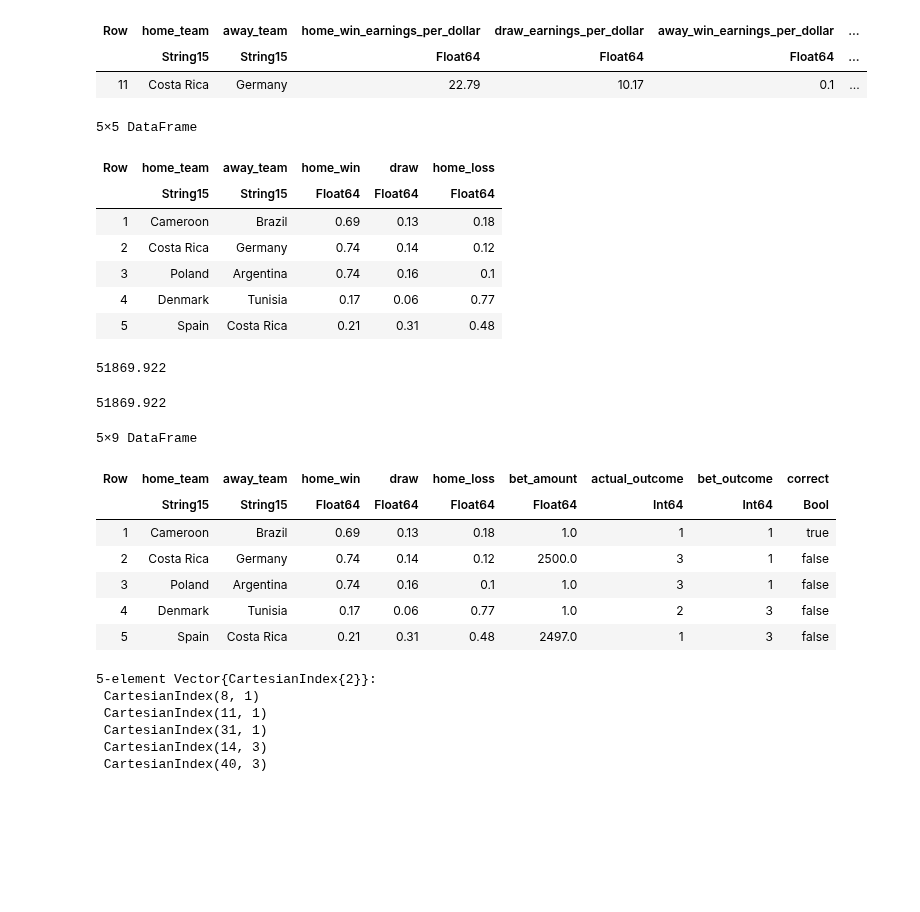
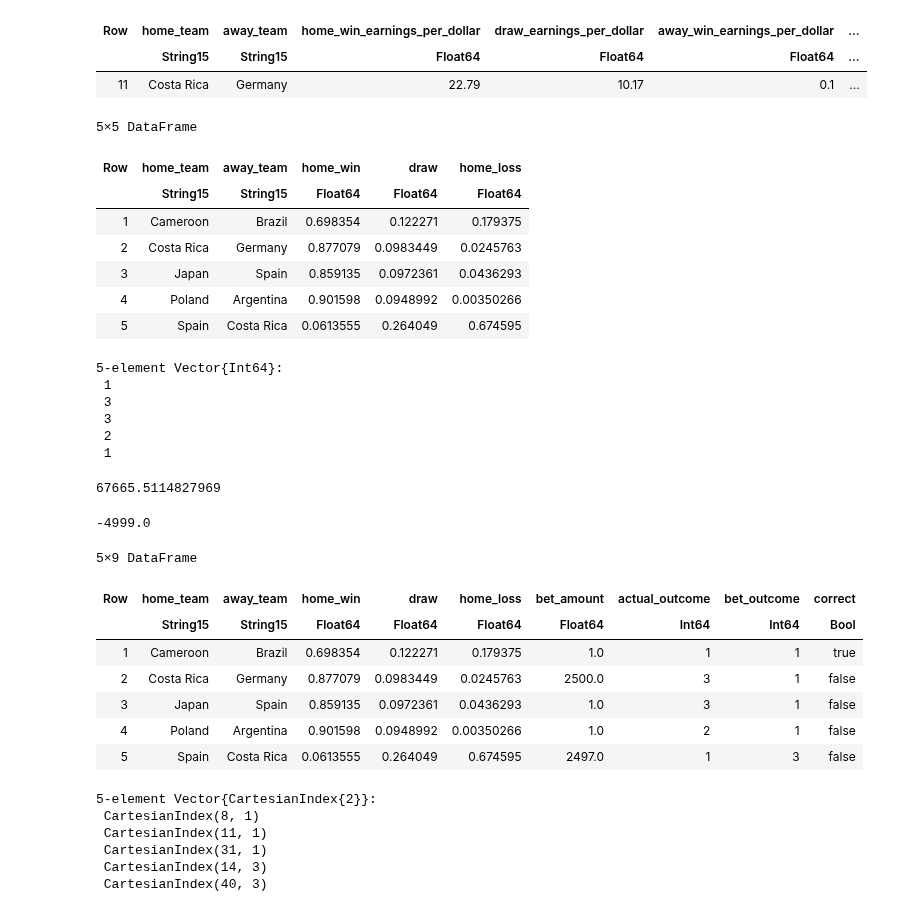
Before and after one commit to shannan-liu1/15095-project, a Jupyter notebook: notebooks/02-yen-optimal-betting.ipynb, the cells around one changed output. Cells and saved outputs as stored; diff of their text form; code cells hidden in the pictures; blank space fills up the shorter version.

```diff
--- a/notebooks/02-yen-optimal-betting.ipynb
+++ b/notebooks/02-yen-optimal-betting.ipynb
@@ -10,11 +10,11 @@ using DataFrames, CSV, JuMP, Gurobi, LinearAlgebra, Random, Printf, StatsBase, C
 # rf_preds = CSV.read("C:\\Users\\shann\\Documents\\GitHub\\15095-project\\notebooks\\rf_pred.csv",DataFrame)
 # lgbm_preds = CSV.read("C:\\Users\\shann\\Documents\\GitHub\\15095-project\\notebooks\\lgbm_cv_pred.csv",DataFrame);
 # logreg_preds = CSV.read("C:\\Users\\shann\\Documents\\GitHub\\15095-project\\notebooks\\logreg_pred.csv",DataFrame);
-# new_xgb_preds = CSV.read("C:\\Users\\shann\\Documents\\GitHub\\15095-project\\notebooks\\new_xgb_pred.csv",DataFrame);
+ new_xgb_preds = CSV.read("C:\\Users\\shann\\Documents\\GitHub\\15095-project\\notebooks\\new_xgb_pred.csv",DataFrame);
 # rf_preds = CSV.read("C:\\Users\\shann\\Documents\\GitHub\\15095-project\\notebooks\\rf_pred.csv",DataFrame);
-# returns = CSV.read("C:\\Users\\shann\\Documents\\GitHub\\15095-project\\data\\group_stage_betting_odds_final_cleaned.csv",DataFrame);
+ returns = CSV.read("C:\\Users\\shann\\Documents\\GitHub\\15095-project\\data\\group_stage_betting_odds_final_cleaned.csv",DataFrame);
 
 # # add actual data here
 #new_xgb_preds = CSV.read("/Users/yenhann/Documents/MIT/15.095 Machine Learning/15095-project/notebooks/new_xgb_pred.csv",DataFrame);
-rf_preds = CSV.read("/Users/yenhann/Documents/MIT/15.095 Machine Learning/15095-project/notebooks/rf_pred.csv",DataFrame);
-returns = CSV.read("/Users/yenhann/Documents/MIT/15.095 Machine Learning/15095-project/data/group_stage_betting_odds_final_cleaned.csv",DataFrame);
+#rf_preds = CSV.read("/Users/yenhann/Documents/MIT/15.095 Machine Learning/15095-project/notebooks/rf_pred.csv",DataFrame);
+#returns = CSV.read("/Users/yenhann/Documents/MIT/15.095 Machine Learning/15095-project/data/group_stage_betting_odds_final_cleaned.csv",DataFrame);
@@ -22,7 +66,7 @@ returns = CSV.read("/Users/yenhann/Documents/MIT/15.095 Machine Learning/15095-p
 returns_matrix = Matrix(returns[:,3:5]);
 # # matrix of probabilities for model's predictions
 # xgb_probs = Matrix(xgb_preds[:,3:5]);
-rf_probs = Matrix(rf_preds[:,3:5]);
+#rf_probs = Matrix(rf_preds[:,3:5]);
 # lgbm_probs = Matrix(lgbm_preds[:,3:5]);
 # logreg_probs = Matrix(logreg_preds[:,3:5]);
-# new_xgb_probs = Matrix(new_xgb_preds[:,3:5]);
+new_xgb_probs = Matrix(new_xgb_preds[:,3:5]);
@@ -53,8 +94,8 @@ returns[1:5,:]
 | 5 | Belgium | Morocco | 0.581395 | 3.21 | 4.92 | ... |
 # %%
 # check if each row of new_xgb_preds and returns are the same
-for i in 1:size(rf_preds,1)
-    if rf_preds[i,1] != returns[i,1] || rf_preds[i,2] != returns[i,2]
+for i in 1:size(new_xgb_preds,1)
+    if new_xgb_preds[i,1] != returns[i,1] || new_xgb_preds[i,2] != returns[i,2]
         println("not the same")
     end
 end
@@ -109,6 +159,6 @@ end
 # %% [output]
 FIFA2022_GS_Bettings (generic function with 1 method)
 # %%
-exp_prof, x_opt, z_opt = FIFA2022_GS_Bettings(rf_probs, returns_matrix, 5000, 5);
+exp_prof, x_opt, z_opt = FIFA2022_GS_Bettings(new_xgb_probs, returns_matrix, 5000, 5);
 # %% [output]
 Set parameter Username
@@ -173,16 +216,16 @@ DataFrameRow (8 columns)
 |  | String15 | String15 | Float64 | Float64 | Float64 | ... |
 | 11 | Costa Rica | Germany | 22.79 | 10.17 | 0.1 | ... |
 # %%
-outcomes = rf_preds[betting_matches_list,:]
+outcomes = new_xgb_preds[betting_matches_list,:]
 # %% [output]
 5×5 DataFrame
 | Row | home_team | away_team | home_win | draw | home_loss |
 |  | String15 | String15 | Float64 | Float64 | Float64 |
-| 1 | Cameroon | Brazil | 0.69 | 0.13 | 0.18 |
-| 2 | Costa Rica | Germany | 0.74 | 0.14 | 0.12 |
-| 3 | Poland | Argentina | 0.74 | 0.16 | 0.1 |
-| 4 | Denmark | Tunisia | 0.17 | 0.06 | 0.77 |
-| 5 | Spain | Costa Rica | 0.21 | 0.31 | 0.48 |
+| 1 | Cameroon | Brazil | 0.698354 | 0.122271 | 0.179375 |
+| 2 | Costa Rica | Germany | 0.877079 | 0.0983449 | 0.0245763 |
+| 3 | Japan | Spain | 0.859135 | 0.0972361 | 0.0436293 |
+| 4 | Poland | Argentina | 0.901598 | 0.0948992 | 0.00350266 |
+| 5 | Spain | Costa Rica | 0.0613555 | 0.264049 | 0.674595 |
 # %%
 outcomes[:,"bet_amount"] = [x_opt[i] for i in betting_matches];
 # %%
@@ -191,6 +234,13 @@ outcomes[:,"actual_outcome"] = [1,3,3,2,1];
 
 # # new_xgb_pred_outcomes (fill out)
 # outcomes[:,"actual_outcome"]=[]
+# %% [output]
+5-element Vector{Int64}:
+ 1
+ 3
+ 3
+ 2
+ 1
 # %%
 outcomes[:,"bet_outcome"] = [x[2] for x in betting_matches];
 # %%
@@ -200,22 +250,22 @@ outcomes[:,"correct"] = outcomes[:,"actual_outcome"] .== outcomes[:,"bet_outcome
 # bet result: if correct == false, then bet_result = -bet_amount, if correct == true, then bet_result = bet_amount*
 bet_result = exp_prof - sum(outcomes[:,"bet_amount"].* (outcomes[:,"correct"].==false))
 # %% [output]
-51869.922
+67665.5114827969
 # %%
-exp_prof-sum(outcomes[:,"bet_amount"].*(outcomes[:,"correct"].==false))
+-sum(outcomes[:,"bet_amount"].*(outcomes[:,"correct"].==false))
 # %% [output]
-51869.922
+-4999.0
 # %%
 outcomes
 # %% [output]
 5×9 DataFrame
 | Row | home_team | away_team | home_win | draw | home_loss | bet_amount | actual_outcome | bet_outcome | correct |
 |  | String15 | String15 | Float64 | Float64 | Float64 | Float64 | Int64 | Int64 | Bool |
-| 1 | Cameroon | Brazil | 0.69 | 0.13 | 0.18 | 1.0 | 1 | 1 | true |
-| 2 | Costa Rica | Germany | 0.74 | 0.14 | 0.12 | 2500.0 | 3 | 1 | false |
-| 3 | Poland | Argentina | 0.74 | 0.16 | 0.1 | 1.0 | 3 | 1 | false |
-| 4 | Denmark | Tunisia | 0.17 | 0.06 | 0.77 | 1.0 | 2 | 3 | false |
-| 5 | Spain | Costa Rica | 0.21 | 0.31 | 0.48 | 2497.0 | 1 | 3 | false |
+| 1 | Cameroon | Brazil | 0.698354 | 0.122271 | 0.179375 | 1.0 | 1 | 1 | true |
+| 2 | Costa Rica | Germany | 0.877079 | 0.0983449 | 0.0245763 | 2500.0 | 3 | 1 | false |
+| 3 | Japan | Spain | 0.859135 | 0.0972361 | 0.0436293 | 1.0 | 3 | 1 | false |
+| 4 | Poland | Argentina | 0.901598 | 0.0948992 | 0.00350266 | 1.0 | 2 | 1 | false |
+| 5 | Spain | Costa Rica | 0.0613555 | 0.264049 | 0.674595 | 2497.0 | 1 | 3 | false |
 # %%
 betting_matches
 # %% [output]
```
Also changed, not shown: parts of 12 cells of this notebook, 2 other files.
